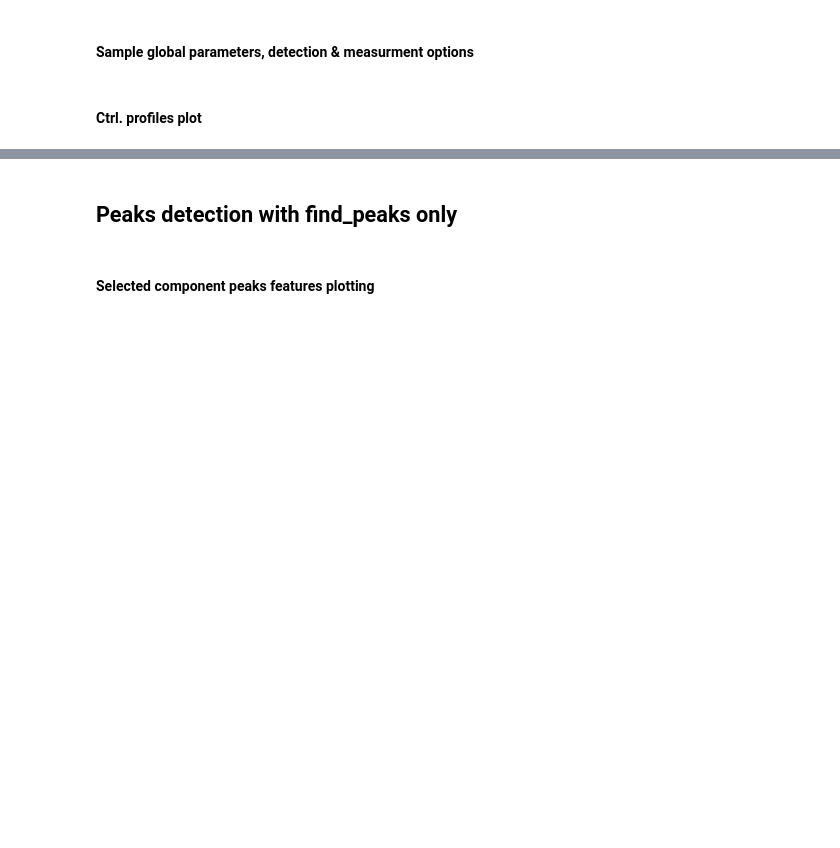
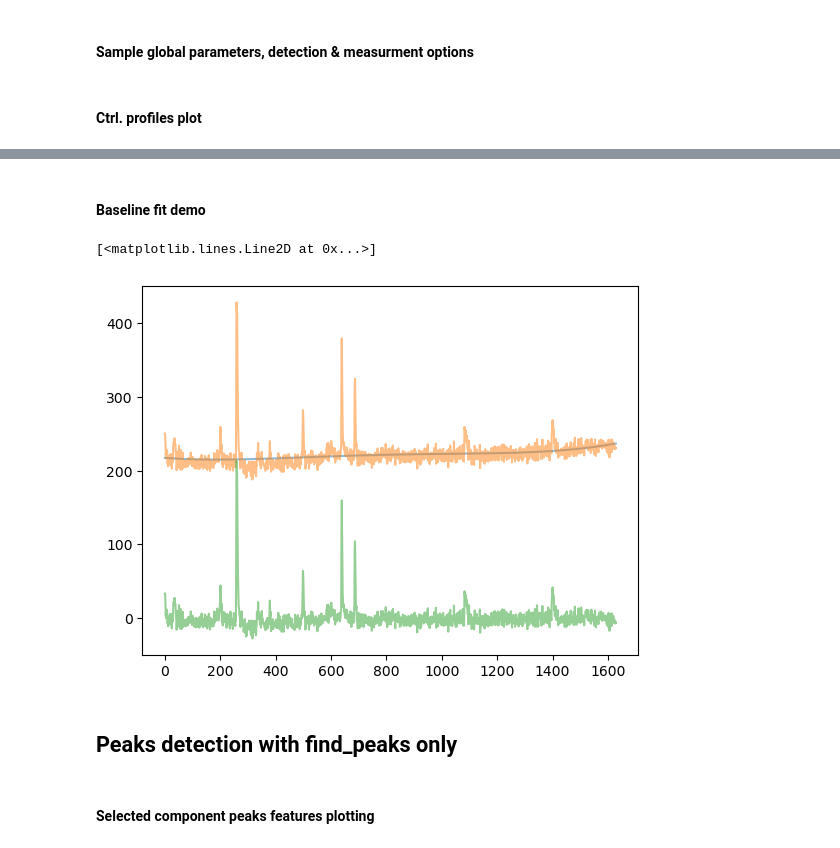
Before and after one commit to wisstock/microca, a Jupyter notebook: demo_peak_det.ipynb, the cells around one changed output, grey strips where cells are left out. Saved outputs shown, nothing was run; the diff lists cells and outputs as text; code cells hidden in the pictures; blank space fills up the shorter version.

```diff
--- a/demo_peak_det.ipynb
+++ b/demo_peak_det.ipynb
@@ -132,3 +125,42 @@ plt.show()
+# %% [markdown]
+#### Baseline fit demo
+# %%
+in_prof = norm_profiles[1][0]
+
+# polynomial fit baseline extraction
+import numpy.polynomial.polynomial as poly
+coefs = poly.polyfit(time_line, in_prof, 4)
+base_prof = poly.polyval(time_line, coefs)
+
+
+# # HPF baseline extraction
+# sos = signal.butter(2, Wn=1, btype='lp', fs=1000, output='sos')
+# base_prof = signal.sosfilt(sos, in_prof)
+
+
+# # Asymmetric Least Squares Smoothing baseline extraction
+# from scipy import sparse
+
+# def baseline_als(y, lam=1, p=1e-100, niter=200):
+#   L = len(y)
+#   D = sparse.csc_matrix(np.diff(np.eye(L), 2))
+#   w = np.ones(L)
+#   for i in range(niter):
+#     W = sparse.spdiags(w, 0, L, L)
+#     Z = W + lam * D.dot(D.transpose())
+#     z = sparse.linalg.spsolve(Z, w*y)
+#     w = p * (y > z) + (1-p) * (y < z)
+#   return z
+
+# base_prof = baseline_als(in_prof)
+
+
+plt.plot(time_line, base_prof, alpha=.5)
+plt.plot(time_line, in_prof, alpha=.5)
+plt.plot(time_line, in_prof - base_prof, alpha=.5)
+# %% [output]
+[<matplotlib.lines.Line2D at 0x...>]
+[figure, added]
 # %% [markdown]
 ## Peaks detection with find_peaks only
 # %% [markdown]
```
Also changed, not shown: parts of 7 cells of this notebook, 1 other file.
